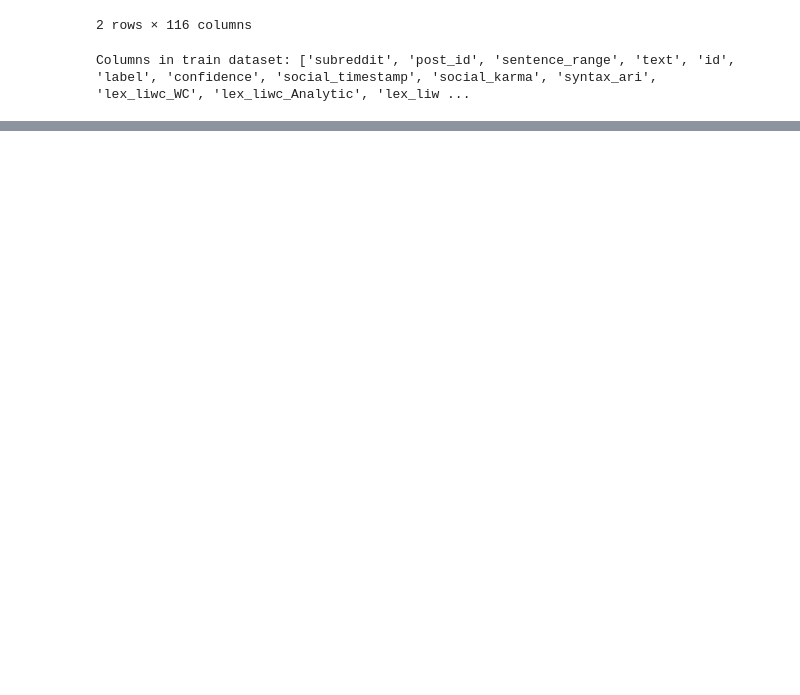
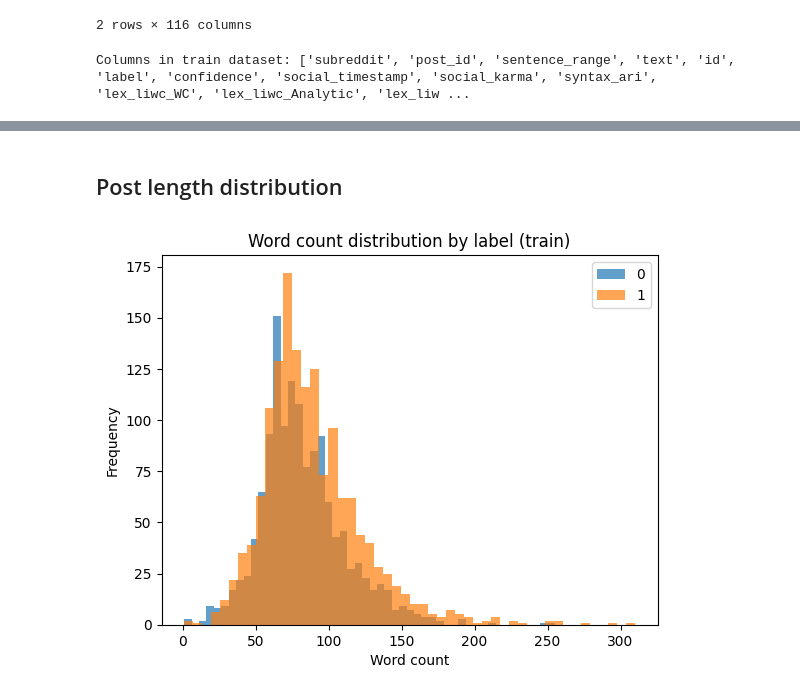
Before and after one commit to beckhamtoh/DSA4262, a Jupyter notebook: Individual Assignment 2/Assignment 2.ipynb, the cells around one changed output, grey strips where cells are left out. Cells and saved outputs as stored; diff of their text form; code cells hidden in the pictures; blank space fills up the shorter version.

```diff
--- a/Individual Assignment 2/Assignment 2.ipynb
+++ b/Individual Assignment 2/Assignment 2.ipynb
@@ -60,0 +85,15 @@ Columns in train dataset: ['subreddit', 'post_id', 'sentence_range', 'text', 'id
+# %% [markdown]
+## Post length distribution
+# %%
+train_df["word_count"] = train_df[TEXT_COL].str.split().apply(len)
+
+plt.figure()
+plt.hist(train_df.loc[train_df[TARGET_COL] == 0, "word_count"], bins=50, alpha=0.7, label="0")
+plt.hist(train_df.loc[train_df[TARGET_COL] == 1, "word_count"], bins=50, alpha=0.7, label="1")
+plt.title("Word count distribution by label (train)")
+plt.xlabel("Word count")
+plt.ylabel("Frequency")
+plt.legend()
+plt.show()
+# %% [output]
+[figure, added]
```
Also changed, not shown: parts of 49 cells of this notebook.
